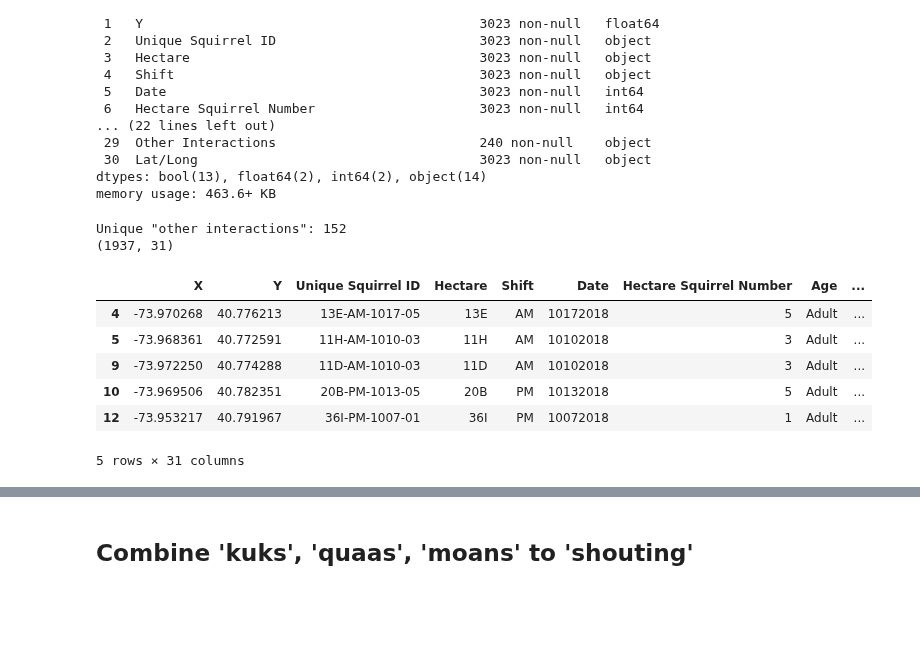
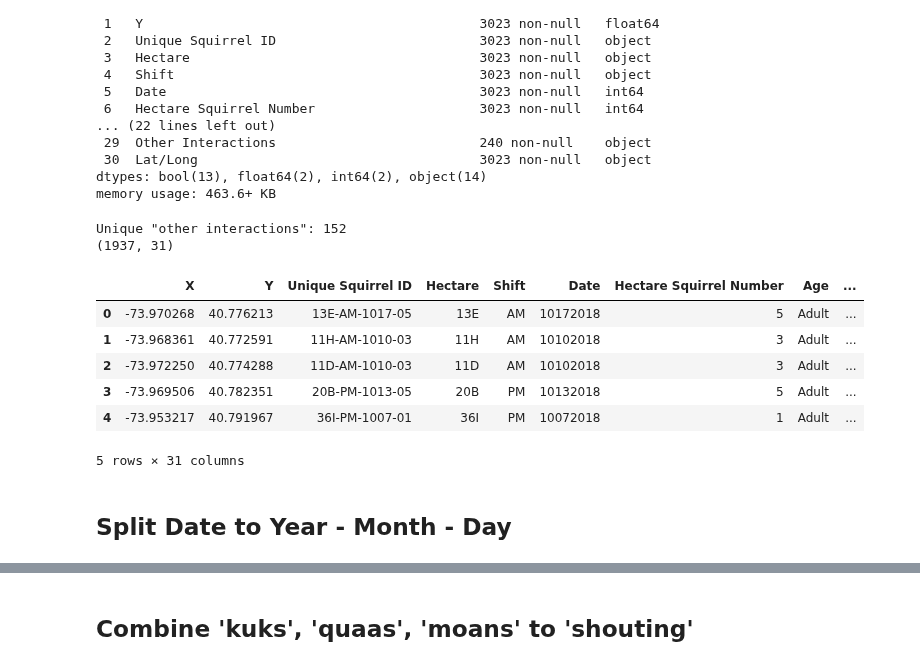
Before and after one commit to alyssahondrade/we-the-new-york-city-squirrels, a Jupyter notebook: squirrel_cleaning.ipynb, the cells around one changed output, grey strips where cells are left out. Saved outputs shown, nothing was run; the diff lists cells and outputs as text; code cells hidden in the pictures; blank space fills up the shorter version.

```diff
--- a/squirrel_cleaning.ipynb
+++ b/squirrel_cleaning.ipynb
@@ -568,37 +569,39 @@ memory usage: 463.6+ KB
 # %%
 # 2018 Dataset
 
 # Drop null values for minimum requirement columns
 s2018_nonull = s2018_df.dropna(
     subset=[
         "Primary Fur Color",
         "Highlight Fur Color",
         "Running",
         "Chasing",
         "Climbing",
         "Eating",
         "Foraging",
         "Approaches",
         "Indifferent",
         "Runs from",
         "X",
         "Y"],
-    how="any")
+    how="any").reset_index(drop=True)
 
 # NOTE: If you add "Other Interactions", dataset is reduced to 170 rows
 # Number of unique values for "Other Notes or Observations"
 print(f'Unique "other interactions": {s2018_nonull["Other Interactions"].nunique()}') # 152 unique interactions
 
 # Display DataFrame and its shape
 print(f"{s2018_nonull.shape}")
 s2018_nonull.head()
 # %% [output]
 Unique "other interactions": 152
 (1937, 31)
 |  | X | Y | Unique Squirrel ID | Hectare | Shift | Date | Hectare Squirrel Number | Age | ... |
-| 4 | -73.970268 | 40.776213 | 13E-AM-1017-05 | 13E | AM | 10172018 | 5 | Adult | ... |
-| 5 | -73.968361 | 40.772591 | 11H-AM-1010-03 | 11H | AM | 10102018 | 3 | Adult | ... |
-| 9 | -73.972250 | 40.774288 | 11D-AM-1010-03 | 11D | AM | 10102018 | 3 | Adult | ... |
-| 10 | -73.969506 | 40.782351 | 20B-PM-1013-05 | 20B | PM | 10132018 | 5 | Adult | ... |
-| 12 | -73.953217 | 40.791967 | 36I-PM-1007-01 | 36I | PM | 10072018 | 1 | Adult | ... |
+| 0 | -73.970268 | 40.776213 | 13E-AM-1017-05 | 13E | AM | 10172018 | 5 | Adult | ... |
+| 1 | -73.968361 | 40.772591 | 11H-AM-1010-03 | 11H | AM | 10102018 | 3 | Adult | ... |
+| 2 | -73.972250 | 40.774288 | 11D-AM-1010-03 | 11D | AM | 10102018 | 3 | Adult | ... |
+| 3 | -73.969506 | 40.782351 | 20B-PM-1013-05 | 20B | PM | 10132018 | 5 | Adult | ... |
+| 4 | -73.953217 | 40.791967 | 36I-PM-1007-01 | 36I | PM | 10072018 | 1 | Adult | ... |
 5 rows × 31 columns
+# %% [markdown]
+## Split Date to Year - Month - Day
```
Also changed, not shown: parts of 62 cells of this notebook, 5 other files.
